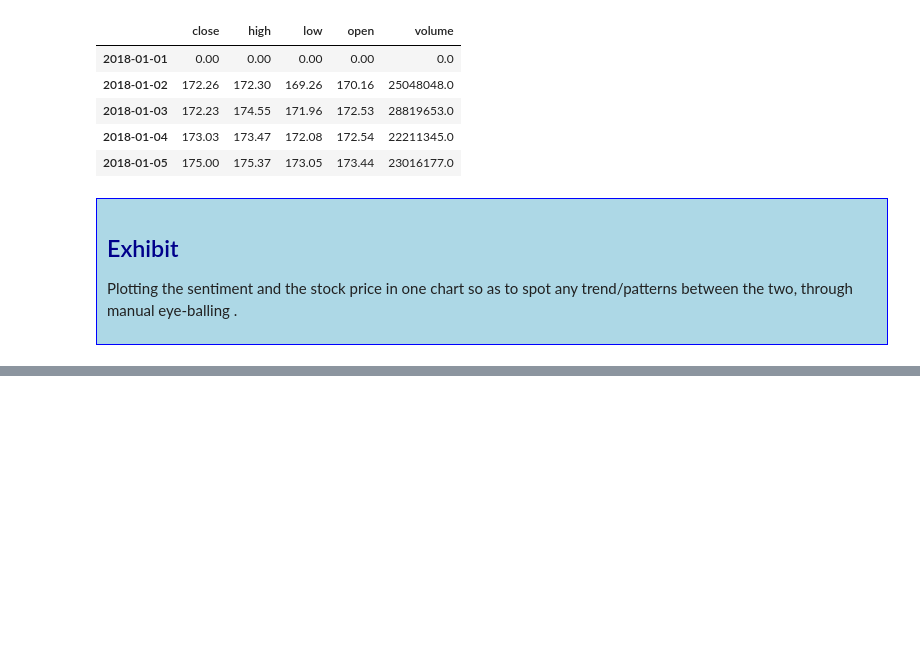
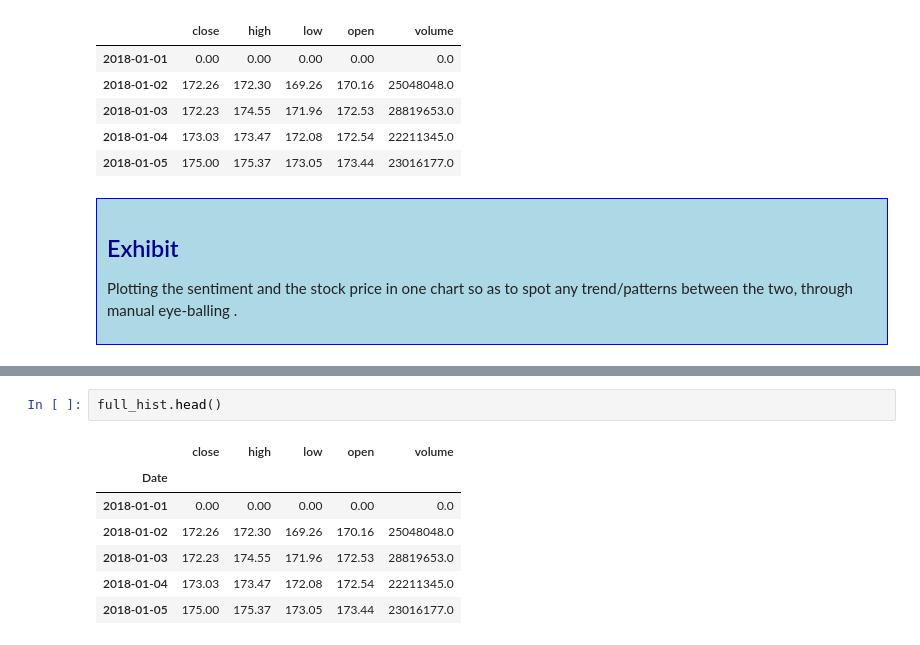
Before and after one commit to DotBion/fluffy-fishstick, a Jupyter notebook: Sentiment_analysis_with_twitter_data_for_Apple.ipynb, the cells around one changed output, grey strips where cells are left out. Cells and saved outputs as stored; diff of their text form; blank space fills up the shorter version.

```diff
--- a/Sentiment_analysis_with_twitter_data_for_Apple.ipynb
+++ b/Sentiment_analysis_with_twitter_data_for_Apple.ipynb
@@ -552,0 +661,10 @@ plt.show()
+# %%
+full_hist.head()
+# %% [output]
+|  | close | high | low | open | volume |
+| Date |  |  |  |  |  |
+| 2018-01-01 | 0.00 | 0.00 | 0.00 | 0.00 | 0.0 |
+| 2018-01-02 | 172.26 | 172.30 | 169.26 | 170.16 | 25048048.0 |
+| 2018-01-03 | 172.23 | 174.55 | 171.96 | 172.53 | 28819653.0 |
+| 2018-01-04 | 173.03 | 173.47 | 172.08 | 172.54 | 22211345.0 |
+| 2018-01-05 | 175.00 | 175.37 | 173.05 | 173.44 | 23016177.0 |
```
Also changed, not shown: parts of 21 cells of this notebook.
